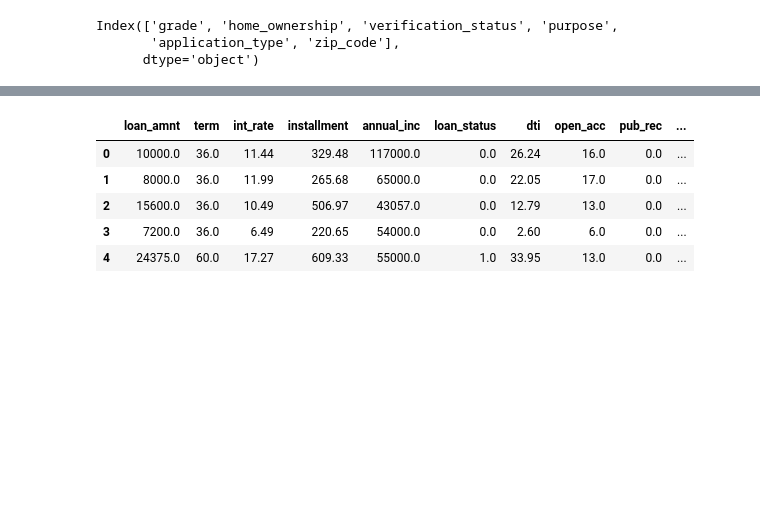
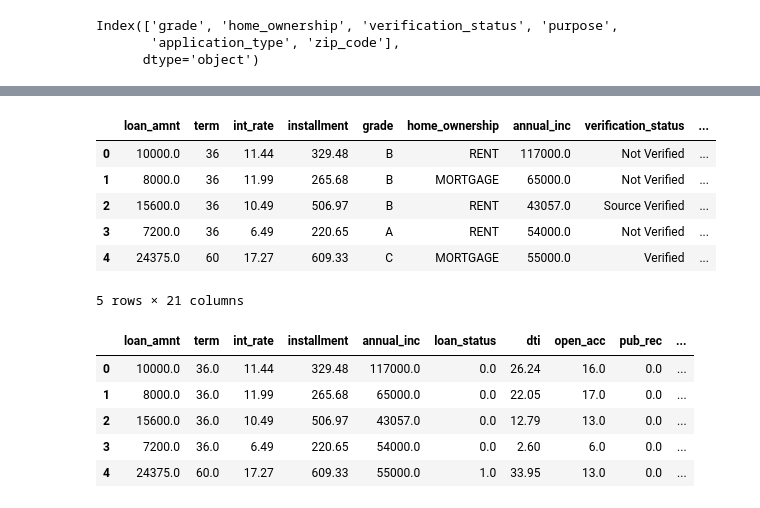
Before and after one commit to katyayini0583/LoanTap-LogisticRegression, a Jupyter notebook: LoanTap_CaseStudy_Report.ipynb, the cells around one changed output, grey strips where cells are left out. Drawn from its saved outputs; the diff is of its cells as text; code cells hidden in the pictures; blank space fills up the shorter version.

```diff
--- a/LoanTap_CaseStudy_Report.ipynb
+++ b/LoanTap_CaseStudy_Report.ipynb
@@ -633,3 +659,13 @@ Index(['grade', 'home_ownership', 'verification_status', 'purpose',
+# %%
+data.head()
+# %% [output]
+|  | loan_amnt | term | int_rate | installment | grade | home_ownership | annual_inc | verification_status | ... |
+| 0 | 10000.0 | 36 | 11.44 | 329.48 | B | RENT | 117000.0 | Not Verified | ... |
+| 1 | 8000.0 | 36 | 11.99 | 265.68 | B | MORTGAGE | 65000.0 | Not Verified | ... |
+| 2 | 15600.0 | 36 | 10.49 | 506.97 | B | RENT | 43057.0 | Source Verified | ... |
+| 3 | 7200.0 | 36 | 6.49 | 220.65 | A | RENT | 54000.0 | Not Verified | ... |
+| 4 | 24375.0 | 60 | 17.27 | 609.33 | C | MORTGAGE | 55000.0 | Verified | ... |
+5 rows × 21 columns
 # %%
 #implementing one-hot encoding for categorical columns
 cat_cols_en = data.select_dtypes('object').columns
```
Also changed, not shown: parts of 8 cells of this notebook, 6 other files.
